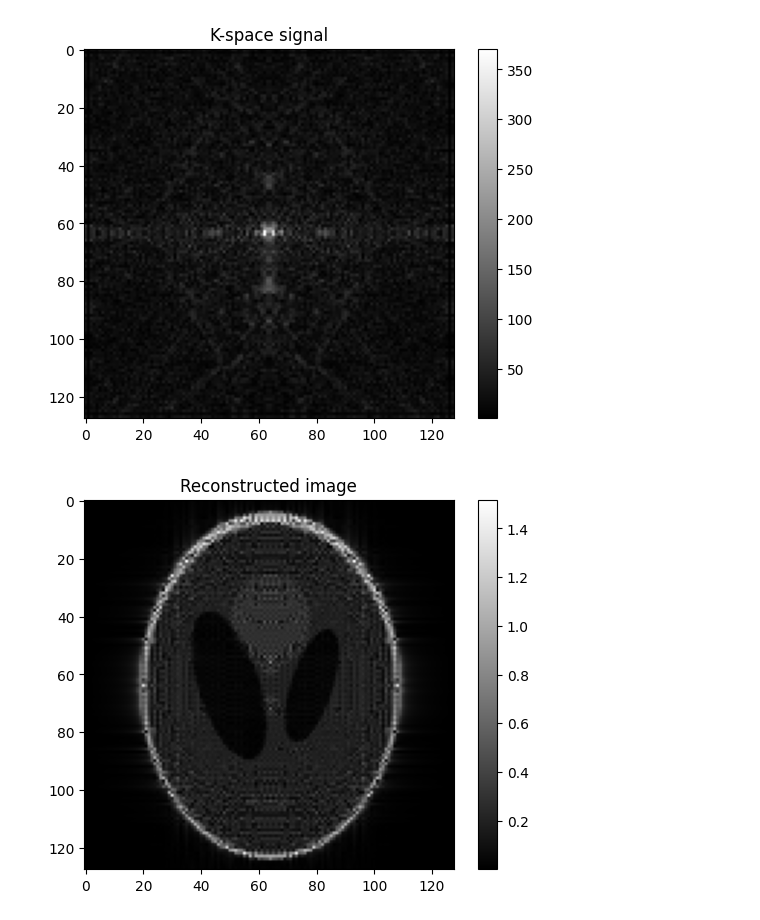
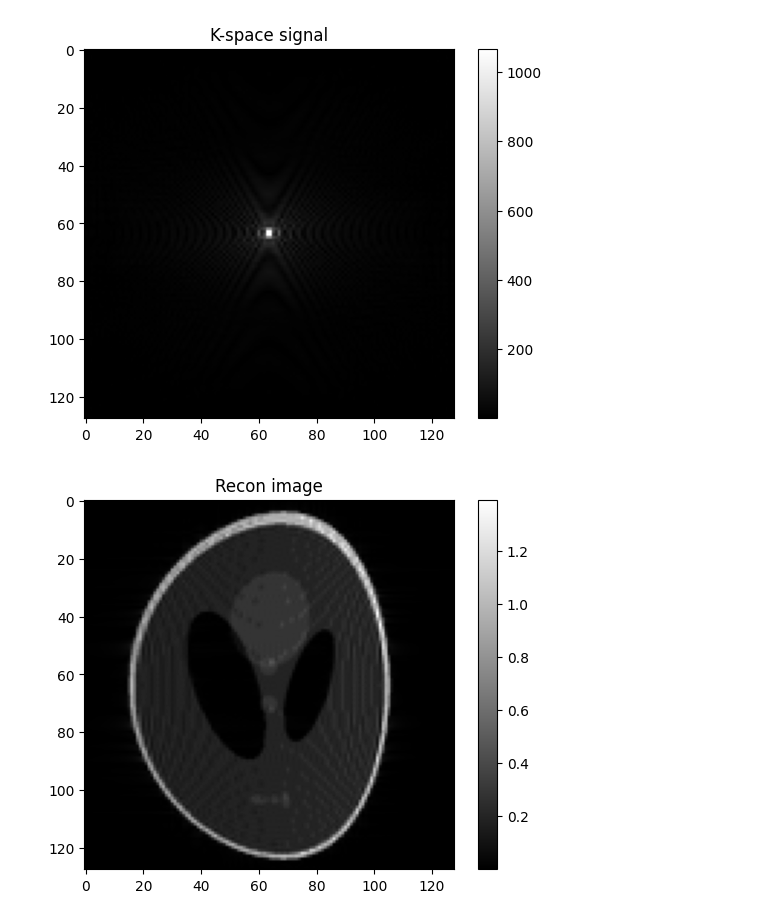
Before and after one commit to MaxStrey/Martinos_MR, a Jupyter notebook: Martinos_project/phantom_generation/phantom_7.ipynb, the cells around one changed output. Drawn from its saved outputs; the diff is of its cells as text; code cells hidden in the pictures.

```diff
--- a/Martinos_project/phantom_generation/phantom_7.ipynb
+++ b/Martinos_project/phantom_generation/phantom_7.ipynb
@@ -27,7 +27,7 @@ gamma = 42.58e6  # Gyromagnetic ratio for hydrogen in Hz/T
 B0_field_map  = (B0_field_map * gamma)/(2*np.pi * 10000)  # Convert to Hz/T
 B0_mean = np.mean(B0_field_map)  # Mean value of the B0 field map
 B0_field_map -= B0_mean # subtract by the mean value of the B0 field map
-B0_field_map *= 5 # B0 multiplier to see the distortion better
+B0_field_map *= 20 # B0 multiplier to see the distortion better
 B0_field_map = resize(B0_field_map, (128, 128))
 
 B0_test = np.ones((N_spins, N_spins), dtype=np.complex128)
@@ -88,37 +88,37 @@ k_space_flat = np.zeros(N_spins**2, dtype=np.complex128)
 iterator = 0
 for i, kx in tqdm(enumerate(kx_values)):
     for j, ky in enumerate(ky_values):
         # Calculate the k-space value for this (kx, ky) point
-        k_space_flat[iterator] = np.sum(phantom_flat * np.exp(-1j * (kx * x_values_flat + ky * y_values_flat + B0_field_map_flat)))
+        k_space_flat[iterator] = np.sum(phantom_flat * np.exp(-1j * (kx * x_values_flat + ky * y_values_flat + B0_field_map_flat * time[j])))
         iterator += 1
 
 # Reshape the flattened k-space data back into 2D matrix form
 k_space = np.reshape(k_space_flat, (N_spins, N_spins))
 
 # Plot the absolute k-space signal
 plt.figure()
 plt.imshow(np.abs(k_space), cmap='gray')
 plt.title('K-space signal')
 plt.colorbar()
 plt.show()
 
 dwll_time = tau/N_spins
 
 readout_bandwidth =  1/dwll_time
 
 # Apply inverse FFT
 reconstructed_image = ifft2(k_space)
 reconstructed_image_1 = fftshift(reconstructed_image)
 
 # Plot the reconstructed image
 plt.figure()
 plt.imshow(np.abs(reconstructed_image_1), cmap='gray')
-plt.title('Reconstructed image')
+plt.title('Recon image')
 plt.colorbar()
 plt.show()
 # %% [output]
-[figure, old version]
+[figure, new version]
-[figure, old version]
+[figure, new version]
 # %%
 # Reshape the k-space data into a vector
 E = np.zeros((N_spins**2, N_spins**2), dtype=np.complex128)
```
Also changed, not shown: parts of 6 cells of this notebook.
